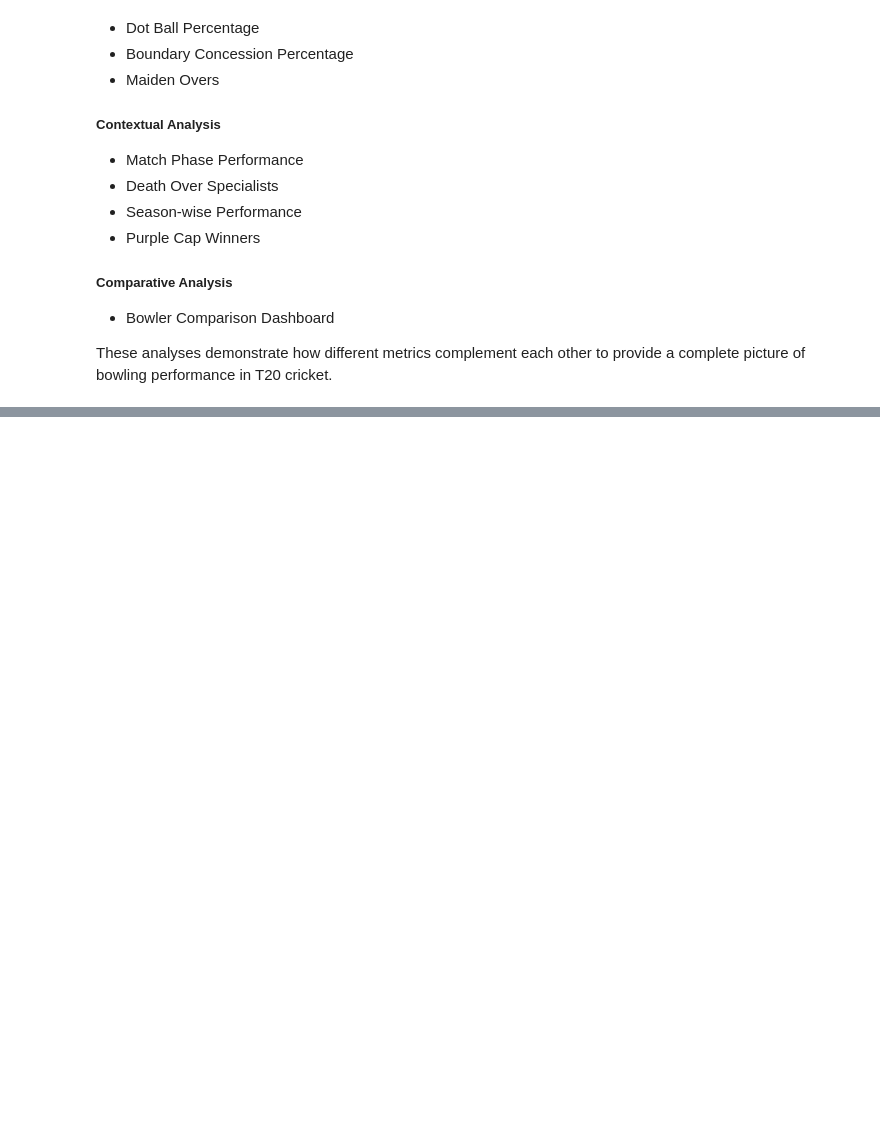
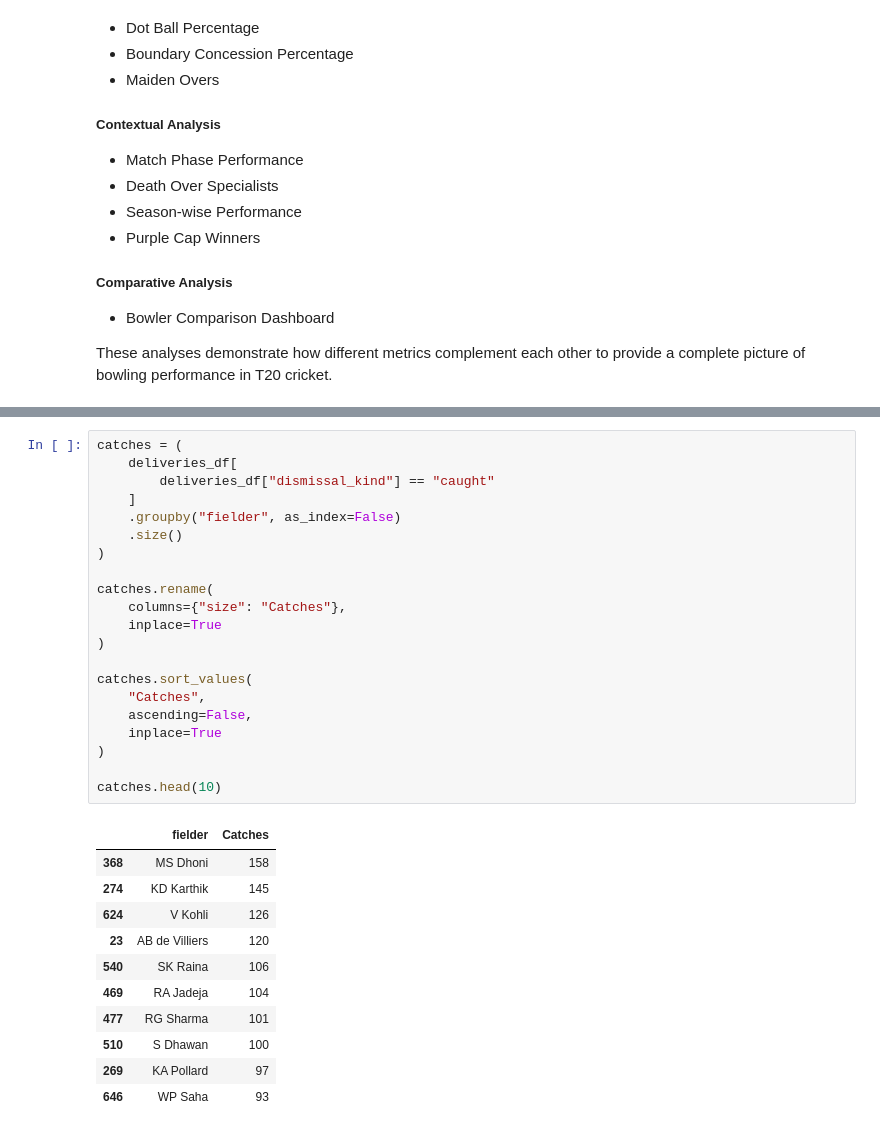
Before and after one commit to Abhilash0079/MachineLearningProjects, a Jupyter notebook: Professional-Cricket-Analytics/notebooks/03_EDA.ipynb, the cells around one changed output, grey strips where cells are left out. Saved outputs shown, nothing was run; the diff lists cells and outputs as text; blank space fills up the shorter version.

```diff
--- a/Professional-Cricket-Analytics/notebooks/03_EDA.ipynb
+++ b/Professional-Cricket-Analytics/notebooks/03_EDA.ipynb
@@ -3173,0 +3203,33 @@ These analyses demonstrate how different metrics complement each other to provid
+# %%
+catches = (
+    deliveries_df[
+        deliveries_df["dismissal_kind"] == "caught"
+    ]
+    .groupby("fielder", as_index=False)
+    .size()
+)
+
+catches.rename(
+    columns={"size": "Catches"},
+    inplace=True
+)
+
+catches.sort_values(
+    "Catches",
+    ascending=False,
+    inplace=True
+)
+
+catches.head(10)
+# %% [output]
+|  | fielder | Catches |
+| 368 | MS Dhoni | 158 |
+| 274 | KD Karthik | 145 |
+| 624 | V Kohli | 126 |
+| 23 | AB de Villiers | 120 |
+| 540 | SK Raina | 106 |
+| 469 | RA Jadeja | 104 |
+| 477 | RG Sharma | 101 |
+| 510 | S Dhawan | 100 |
+| 269 | KA Pollard | 97 |
+| 646 | WP Saha | 93 |
```
Also changed, not shown: parts of 21 cells of this notebook.
